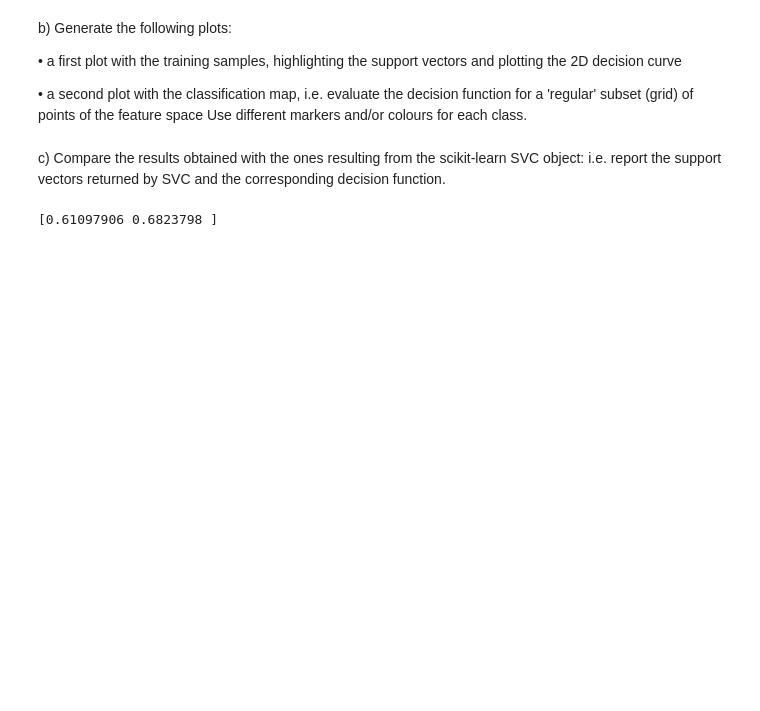
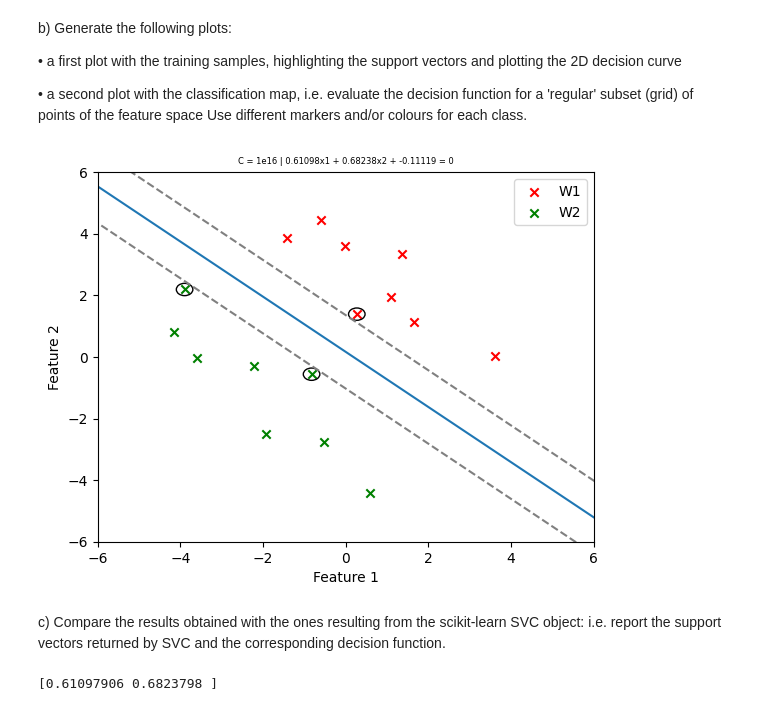
Before and after one commit to pedromartip/Instance-based-learning, a Jupyter notebook: handout_3.ipynb, the cells around one changed output. Cells and saved outputs as stored; diff of their text form; code cells hidden in the pictures; blank space fills up the shorter version.

```diff
--- a/handout_3.ipynb
+++ b/handout_3.ipynb
@@ -89,3 +110,58 @@ Use different markers and/or colours for each class.
+# %%
+'''
+1. commented source code
+2. plot with samples and contour corresponding to the decision function
+3. classification map
+'''
+y = np.squeeze(y)
+
+'''Plot the samples'''
+# assuming X is your data and y are your labels
+X1 = X[y == 1.0]  # points of class w1
+X2 = X[y == -1.0]  # points of class w2
+
+plt.scatter(X1[:, 0], X1[:, 1], color='red', marker='x', label='W1')  # plot points of class 0
+plt.scatter(X2[:, 0], X2[:, 1], color='green', marker='x', label='W2')  # plot points of class 1
+
+'''Add the circles in supported vector machines'''
+for loc in sv:
+    px, py = loc
+    circle = Circle((px,py), 0.2, fill=False)
+    plt.gca().add_patch(circle)
+
+# set the limits of the axes
+plt.xlim([-6, 6])
+plt.ylim([-6, 6])
+
+'''Add the decision curve'''
+x_values = np.linspace(-10, 10, 10)
+
+# calculate corresponding y values
+y_values = (-w[0] / w[1]) * x_values - w0[0] / w[1]
+
+'''Add the segmented lines'''
+#Calculate the distance of the segmented line: 1/||w||
+d = 1/np.linalg.norm(w)
+
+# calculate y values for the segmented lines
+y_values_segmented_line1 = y_values + d / np.sqrt(w[0]**2 + w[1]**2)
+y_values_segmented_line2 = y_values - d / np.sqrt(w[0]**2 + w[1]**2)
+
+# add the segmented lines to the plot
+plt.plot(x_values, y_values_segmented_line1, '--', color = 'grey')
+plt.plot(x_values, y_values_segmented_line2, '--', color = 'grey')
+
+# add the line to the plot
+plt.plot(x_values, y_values)
+
+
+plt.xlabel('Feature 1')
+plt.ylabel('Feature 2')
+plt.title(f'C = 1e16 | {w[0].round(5)}x1 + {w[1].round(5)}x2 + {w0[0].round(5)} = 0', fontsize = 6 )
+plt.legend()
+plt.show()
+# %% [output]
+[figure, added]
 # %% [markdown]
 c)	Compare the results obtained with the ones resulting from the scikit-learn SVC object: i.e. report the support vectors returned by SVC and the corresponding decision function.
 # %%
```
Also changed, not shown: parts of 5 cells of this notebook.
